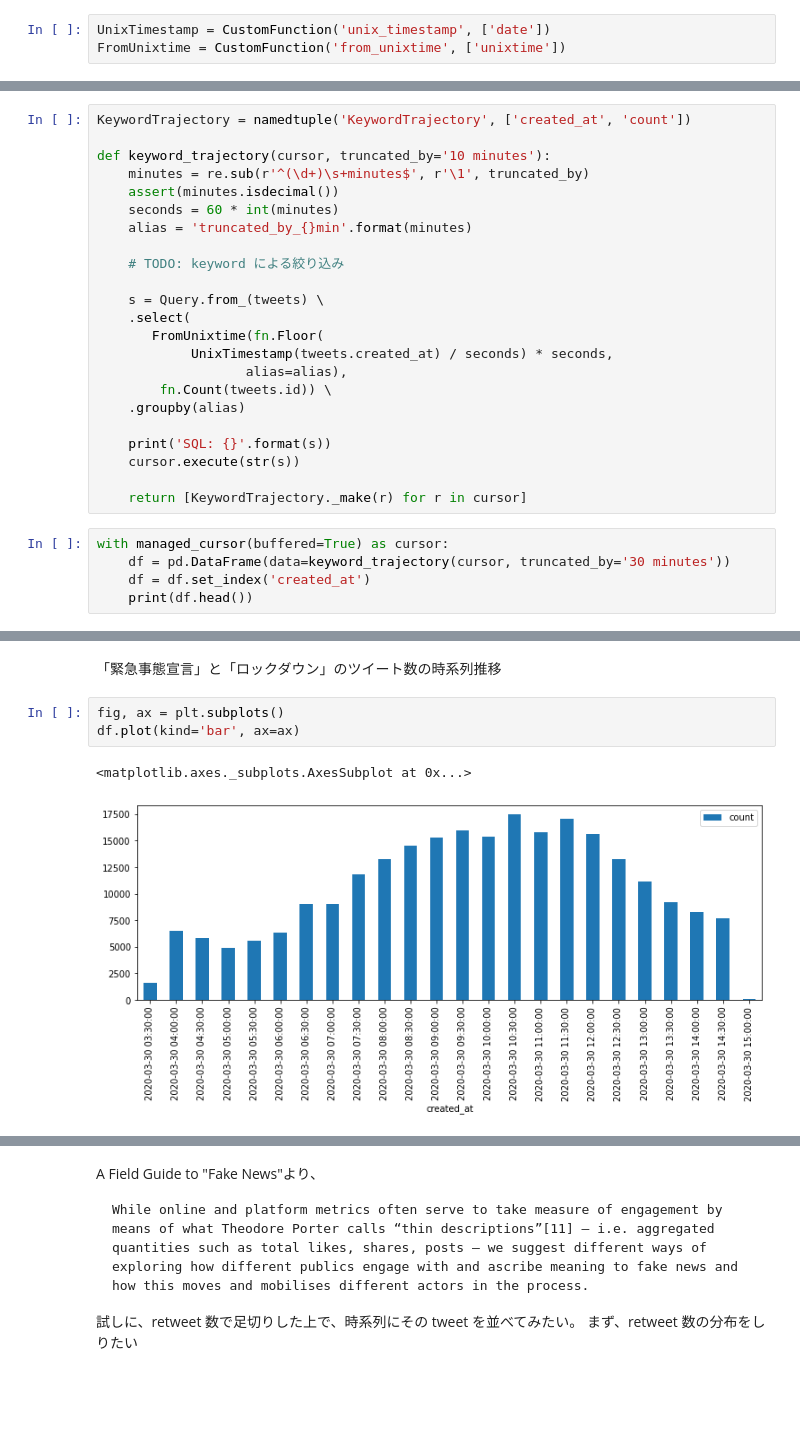
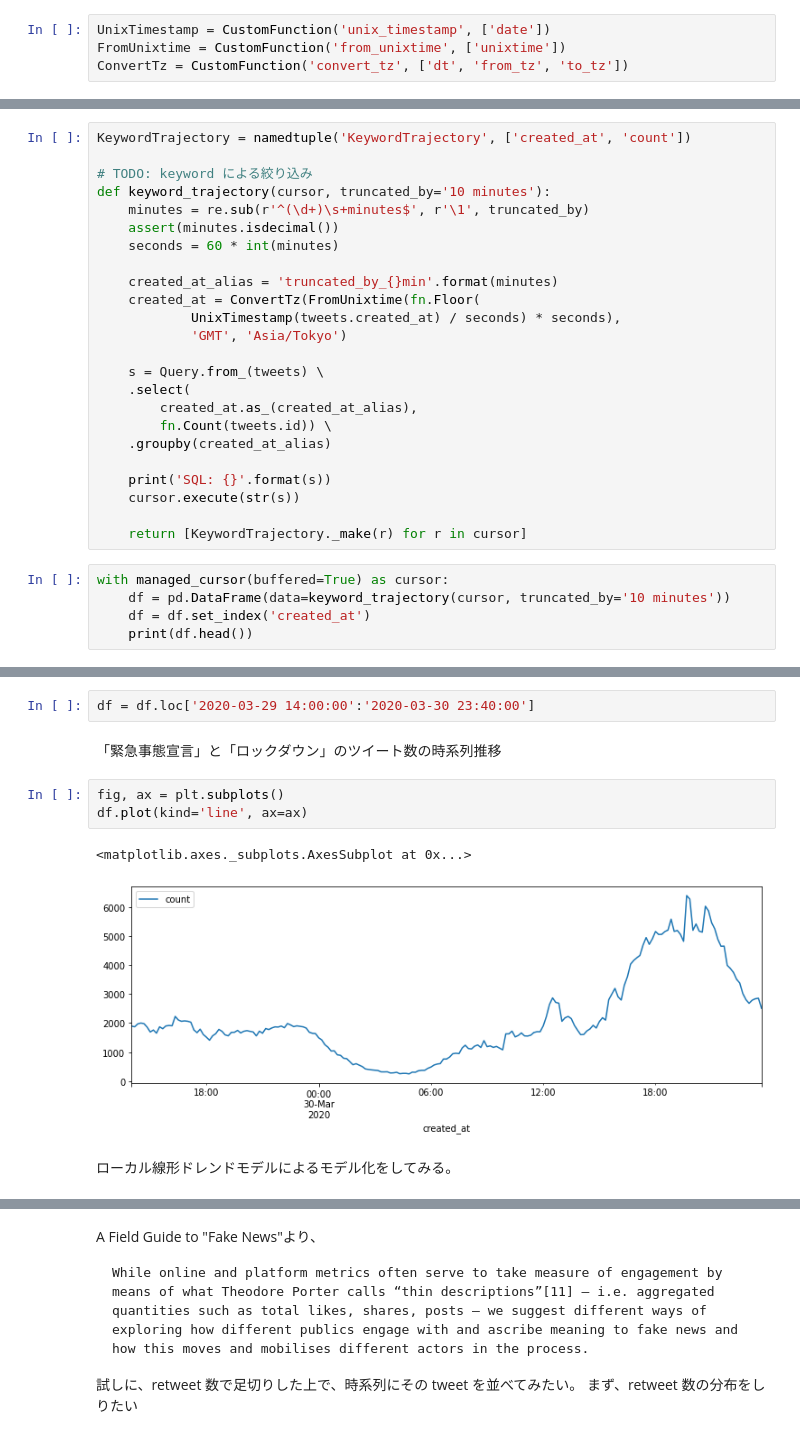
Before and after one commit to p-baleine/fabrication_of_state_of_emergency_20200330, a Jupyter notebook: 「4月1日に緊急事態宣言」の拡散の推移について.ipynb, the cells around one changed output, grey strips where cells are left out. Cells and saved outputs as stored; diff of their text form; blank space fills up the shorter version.

```diff
--- a/「4月1日に緊急事態宣言」の拡散の推移について.ipynb
+++ b/「4月1日に緊急事態宣言」の拡散の推移について.ipynb
@@ -41,26 +41,28 @@ with managed_cursor() as cursor:
 # %%
 UnixTimestamp = CustomFunction('unix_timestamp', ['date'])
 FromUnixtime = CustomFunction('from_unixtime', ['unixtime'])
+ConvertTz = CustomFunction('convert_tz', ['dt', 'from_tz', 'to_tz'])
 # %%
 tweets, users = Table('tweets'), Table('users')
 # %%
 KeywordTrajectory = namedtuple('KeywordTrajectory', ['created_at', 'count'])
 
+# TODO: keyword による絞り込み
 def keyword_trajectory(cursor, truncated_by='10 minutes'):
     minutes = re.sub(r'^(\d+)\s+minutes$', r'\1', truncated_by)
     assert(minutes.isdecimal())
     seconds = 60 * int(minutes)
-    alias = 'truncated_by_{}min'.format(minutes)
 
-    # TODO: keyword による絞り込み
+    created_at_alias = 'truncated_by_{}min'.format(minutes)
+    created_at = ConvertTz(FromUnixtime(fn.Floor(
+            UnixTimestamp(tweets.created_at) / seconds) * seconds),
+            'GMT', 'Asia/Tokyo')
 
     s = Query.from_(tweets) \
     .select(
-       FromUnixtime(fn.Floor(
-            UnixTimestamp(tweets.created_at) / seconds) * seconds,
-                   alias=alias),
+        created_at.as_(created_at_alias),
         fn.Count(tweets.id)) \
-    .groupby(alias)
+    .groupby(created_at_alias)
 
     print('SQL: {}'.format(s))
     cursor.execute(str(s))
@@ -68,7 +70,7 @@ def keyword_trajectory(cursor, truncated_by='10 minutes'):
     return [KeywordTrajectory._make(r) for r in cursor]
 # %%
 with managed_cursor(buffered=True) as cursor:
-    df = pd.DataFrame(data=keyword_trajectory(cursor, truncated_by='30 minutes'))
+    df = pd.DataFrame(data=keyword_trajectory(cursor, truncated_by='10 minutes'))
     df = df.set_index('created_at')
     print(df.head())
 # %% [output]
@@ -83,8 +85,12 @@ created_at
+# %%
+df = df.loc['2020-03-29 14:00:00':'2020-03-30 23:40:00']
 # %% [markdown]
 「緊急事態宣言」と「ロックダウン」のツイート数の時系列推移
 # %%
 fig, ax = plt.subplots()
-df.plot(kind='bar', ax=ax)
+df.plot(kind='line', ax=ax)
 # %% [output]
 <matplotlib.axes._subplots.AxesSubplot at 0x...>
-[figure, old version]
+[figure, new version]
+# %% [markdown]
+ローカル線形ドレンドモデルによるモデル化をしてみる。
```
Also changed, not shown: parts of 19 cells of this notebook, 2 other files.
